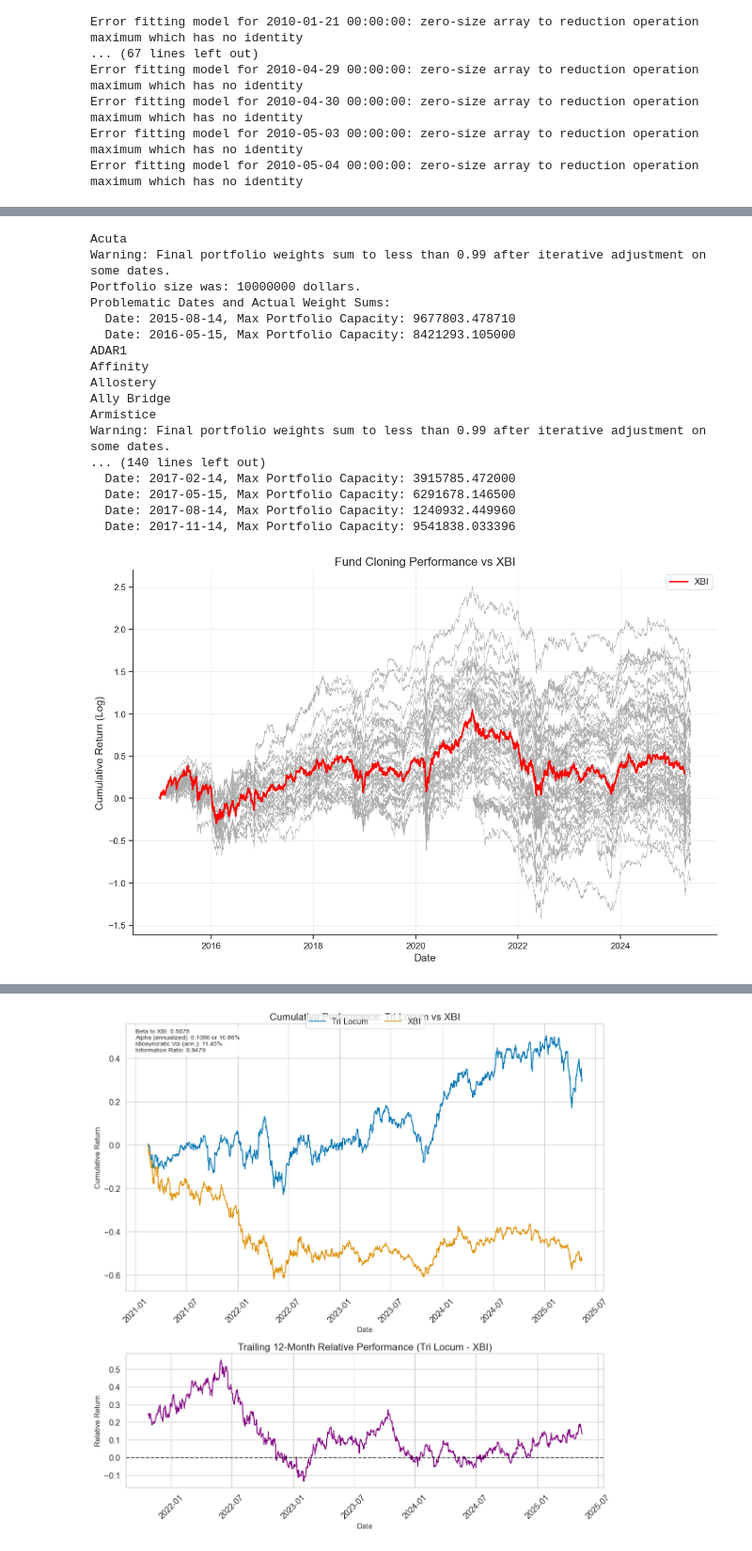
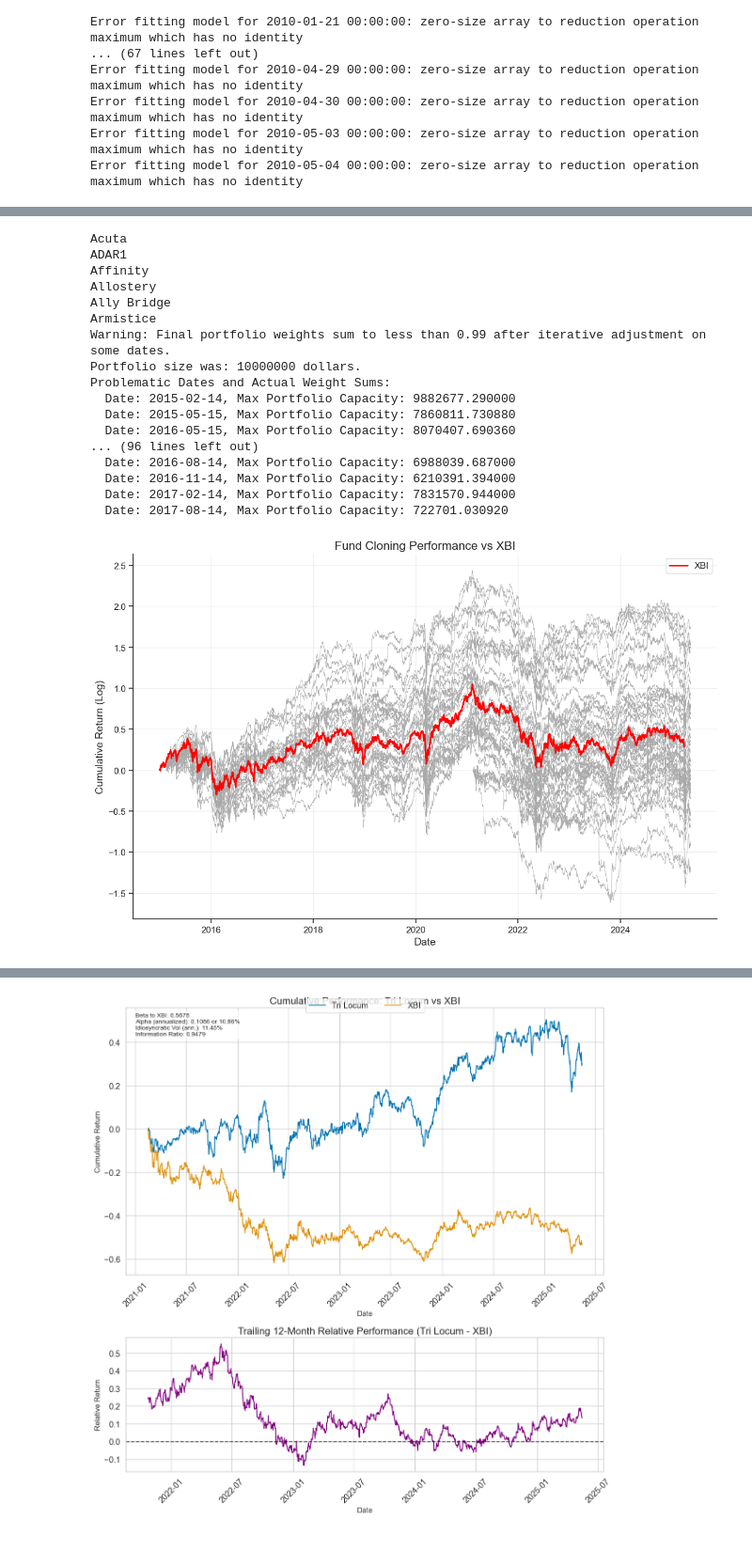
Before and after one commit to UVIMCO/Biotech-Basket, a Jupyter notebook: FundModel.ipynb, the cells around one changed output, grey strips where cells are left out. Shown at 94% size. Drawn from its saved outputs; the diff is of its cells as text; code cells hidden in the pictures.

```diff
--- a/FundModel.ipynb
+++ b/FundModel.ipynb
@@ -119,7 +119,8 @@ plt.show()
 xbi = bt.sec_rets_df['XBI US'].loc[pd.Timestamp('2014-12-31'):pd.Timestamp('2025-03-31')]
 xbi_cum_perf = np.log(1+xbi).cumsum()
 
-ADD_COEF = 0.5
+ADD_COEF = 1 # amount to add deltas from quarter to quarter
+OWNERSHIP_COEF = 1 # amount to add (ownership * weight) scaled port to existing port
 
 # Create a dictionary to store fund performance for later reference
 fund_performances = {}
@@ -134,7 +135,6 @@ quarter_ends = pd.date_range(
 
 calendar_quarter_total_returns = bt.get_period_returns(dates=quarter_ends).shift(-1) #shift back one quarter to align with fund holdings
 
-
 # Process each fund first
 for fund in bt.manager_df[~(bt.manager_df['Public_Start'].isna() | bt.manager_df['Public_End'].isna() | bt.manager_df['Not_Biotech'] | bt.manager_df['Contamination'])]['Master'].unique():
     print(fund)
@@ -147,6 +147,11 @@ for fund in bt.manager_df[~(bt.manager_df['Public_Start'].isna() | bt.manager_df
     holdings_chg = holdings_chg.div(holdings_chg.sum(axis=1), axis=0).fillna(0)
     holdings_chg = holdings.sub(holdings_chg)
 
+    holdings_ownership = holdings_mv.div(bt.sec_mkt_cap_df.reindex(index=holdings.index, columns=holdings.columns)).fillna(0)
+    holdings_ownership = holdings_ownership.mul(holdings)
+    holdings_ownership = holdings_ownership.div(holdings_ownership.sum(axis=1), axis=0).fillna(0)
+
+    holdings = holdings.add(OWNERSHIP_COEF*holdings_ownership)
     holdings = holdings.add(ADD_COEF*holdings_chg).clip(lower=0)
     holdings = holdings.div(holdings.sum(axis=1), axis=0).fillna(0)
 
@@ -155,13 +160,14 @@ for fund in bt.manager_df[~(bt.manager_df['Public_Start'].isna() | bt.manager_df
     # Create mask for value_traded and price criteria
     liquidity_mask = (bt.value_traded_df.reindex(index=holdings.index, columns=holdings.columns) >= 1000000)
     price_mask = (bt_data.sec_price_df.reindex(index=holdings.index, columns=holdings.columns) >= 1)
-    combined_mask = liquidity_mask & price_mask
+    mkt_cap_mask = (bt.sec_mkt_cap_df.reindex(index=holdings.index, columns=holdings.columns) <= 25000) & (bt.sec_mkt_cap_df.reindex(index=holdings.index, columns=holdings.columns) > 100)
+    combined_mask = liquidity_mask & price_mask & mkt_cap_mask
 
     holdings = holdings.mul(combined_mask).fillna(0)
 
     fund_holdings[fund] = holdings
 
-    holdings = bt.adjust_holdings(holdings, max_participation=0.1, port_size=10000000)
+    holdings = bt.adjust_holdings(holdings, max_participation=0.2, port_size=10000000)
 
     if(len(holdings) == 0):
         print(f"{fund} has no holdings")
@@ -176,44 +182,44 @@ for fund in bt.manager_df[~(bt.manager_df['Public_Start'].isna() | bt.manager_df
 
 
 # Create first figure for total performance
 plt.figure(figsize=(12, 8))  # Increase figure size
 
 # Plot each fund in light grey with no labels
 for fund in fund_performances:
     perf = fund_performances[fund].fillna(0)
     cum_perf = np.log(1+perf).cumsum()
     plt.plot(cum_perf, color='darkgrey', linewidth=0.5)
 
 # Add XBI in red with a label
 plt.plot(xbi_cum_perf, color='red', linewidth=2, label='XBI')
 plt.legend(fontsize=12)  # Larger legend text
 plt.grid(True, alpha=0.3)
 plt.title('Fund Cloning Performance vs XBI', fontsize=16)  # Larger title
 plt.ylabel('Cumulative Return (Log)', fontsize=14)  # Larger y-axis label
 plt.xlabel('Date', fontsize=14)  # Add and size x-axis label
 plt.xticks(fontsize=12)  # Larger x-axis tick labels
 plt.yticks(fontsize=12)  # Larger y-axis tick labels
 plt.tight_layout()  # Adjust layout to fit larger elements
 plt.show()
 # %% [output]
 Acuta
-Warning: Final portfolio weights sum to less than 0.99 after iterative adjustment on some dates.
-Portfolio size was: 10000000 dollars.
-Problematic Dates and Actual Weight Sums:
-  Date: 2015-08-14, Max Portfolio Capacity: 9677803.478710
-  Date: 2016-05-15, Max Portfolio Capacity: 8421293.105000
 ADAR1
 Affinity
 Allostery
 Ally Bridge
 Armistice
 Warning: Final portfolio weights sum to less than 0.99 after iterative adjustment on some dates.
-... (140 lines left out)
-  Date: 2017-02-14, Max Portfolio Capacity: 3915785.472000
-  Date: 2017-05-15, Max Portfolio Capacity: 6291678.146500
-  Date: 2017-08-14, Max Portfolio Capacity: 1240932.449960
-  Date: 2017-11-14, Max Portfolio Capacity: 9541838.033396
+Portfolio size was: 10000000 dollars.
+Problematic Dates and Actual Weight Sums:
+  Date: 2015-02-14, Max Portfolio Capacity: 9882677.290000
+  Date: 2015-05-15, Max Portfolio Capacity: 7860811.730880
+  Date: 2016-05-15, Max Portfolio Capacity: 8070407.690360
+... (96 lines left out)
+  Date: 2016-08-14, Max Portfolio Capacity: 6988039.687000
+  Date: 2016-11-14, Max Portfolio Capacity: 6210391.394000
+  Date: 2017-02-14, Max Portfolio Capacity: 7831570.944000
+  Date: 2017-08-14, Max Portfolio Capacity: 722701.030920
-[figure, old version]
+[figure, new version]
 # %%
 import statsmodels.api as sm
 import pandas as pd
```
Also changed, not shown: parts of 8 cells of this notebook, 2 other files.
